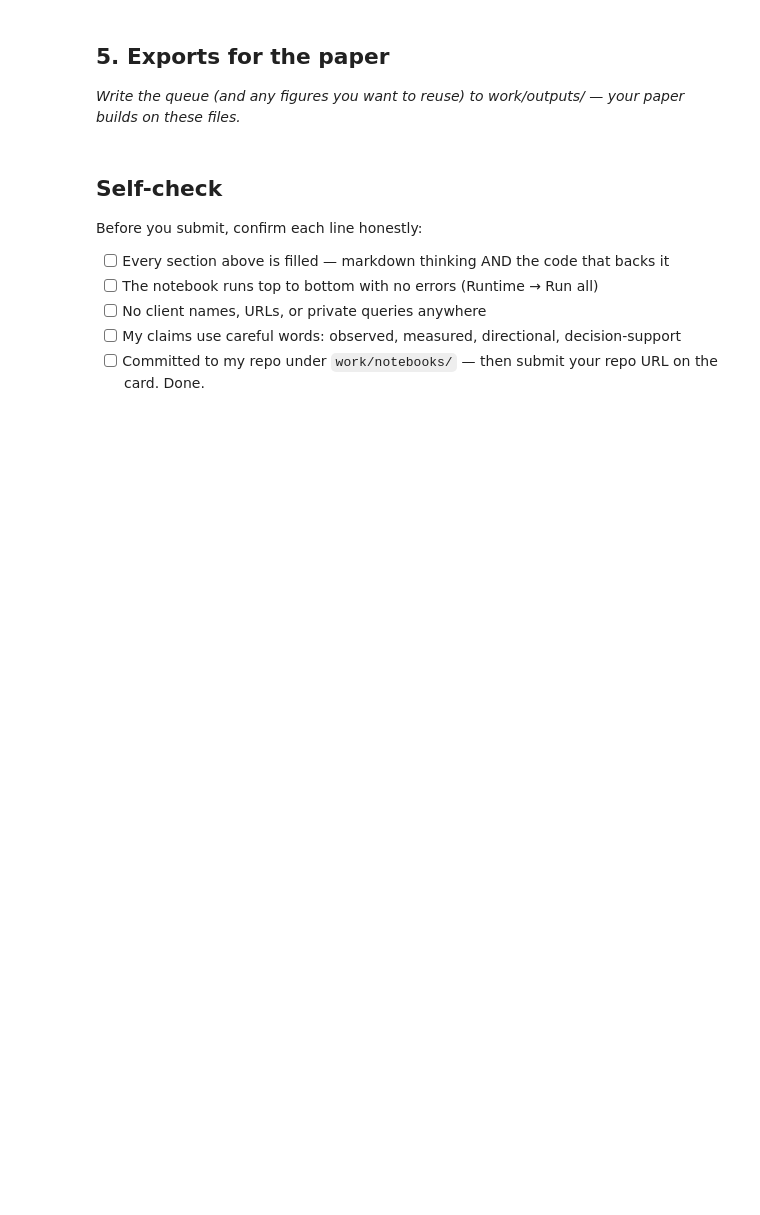
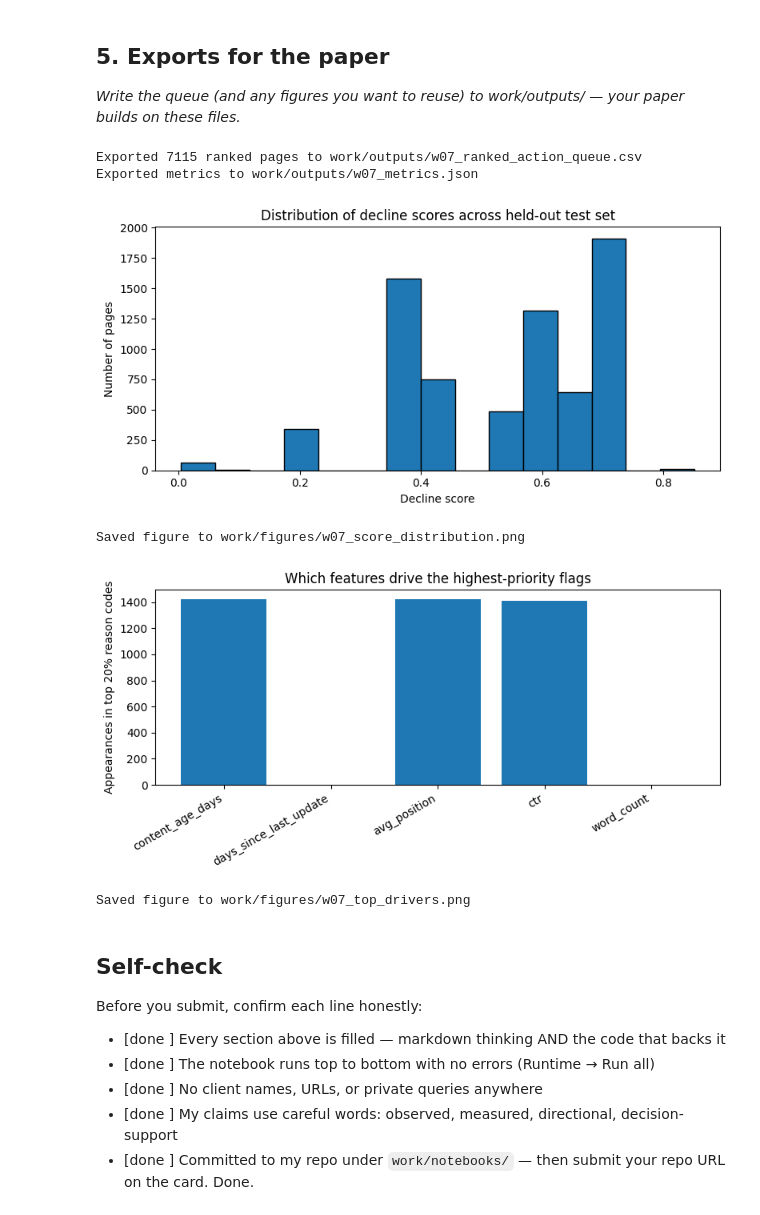
Before and after one commit to Abdullah-Farooq292/flyrank-ml-internship, a Jupyter notebook: work/notebooks/w07_action_playbook.ipynb, the cells around one changed output. Drawn from its saved outputs; the diff is of its cells as text; code cells hidden in the pictures; blank space fills up the shorter version.

```diff
--- a/work/notebooks/w07_action_playbook.ipynb
+++ b/work/notebooks/w07_action_playbook.ipynb
@@ -44,10 +265,77 @@ This skeleton is yours to fill. Work the sections **in order** — each one has
+# %%
+# This cell is for CODE (numbers, a query, a check).
+# Write your text answer in the cell ABOVE this one — typing sentences here breaks Run All.
+import os
+import json
+import matplotlib.pyplot as plt
+
+os.makedirs("work/outputs", exist_ok=True)
+os.makedirs("work/figures", exist_ok=True)
+
+# 1. Export the ranked queue (stays out of git by design — regenerated each run)
+queue_export_cols = ["rank", "content_id", "decline_score", "reason_code"]
+queue[queue_export_cols].to_csv("work/outputs/w07_ranked_action_queue.csv", index=False)
+print(f"Exported {len(queue)} ranked pages to work/outputs/w07_ranked_action_queue.csv")
+
+# 2. Export metrics JSON — the receipts the paper's numbers trace back to
+metrics = {
+    "model": "DecisionTreeClassifier(max_depth=4, class_weight='balanced')",
+    "features": features,
+    "split": "GroupShuffleSplit by client_id, test_size=0.25, random_state=42",
+    "week6_validated_precision": {
+        "random_split_precision_at_20": 0.750,
+        "random_split_precision_at_50": 0.800,
+        "grouped_split_precision_at_20": 0.650,
+        "grouped_split_precision_at_50": 0.600
+    },
+    "week7_queue_summary": {
+        "total_pages_scored": int(len(queue)),
+        "unique_score_values": int(queue["decline_score"].nunique()),
+        "top_decline_score": float(queue["decline_score"].max())
+    },
+    "leakage_audit_note": "impressions_90d excluded — near-zero correlation (-0.018) with label, removing it did not hurt performance"
+}
+with open("work/outputs/w07_metrics.json", "w") as f:
+    json.dump(metrics, f, indent=2)
+print("Exported metrics to work/outputs/w07_metrics.json")
+
+# 3. Figure: distribution of decline scores across the queue
+plt.figure(figsize=(8, 4))
+plt.hist(queue["decline_score"], bins=15, edgecolor="black")
+plt.xlabel("Decline score")
+plt.ylabel("Number of pages")
+plt.title("Distribution of decline scores across held-out test set")
+plt.tight_layout()
+plt.savefig("work/figures/w07_score_distribution.png", dpi=150)
+plt.show()
+print("Saved figure to work/figures/w07_score_distribution.png")
+
+# 4. Figure: top reason-code drivers (which features appear most in top 20% of queue)
+top20 = queue.head(int(len(queue) * 0.2))
+feature_mentions = {f: top20["reason_code"].str.contains(f).sum() for f in features}
+plt.figure(figsize=(8, 4))
+plt.bar(feature_mentions.keys(), feature_mentions.values())
+plt.xticks(rotation=30, ha="right")
+plt.ylabel("Appearances in top 20% reason codes")
+plt.title("Which features drive the highest-priority flags")
+plt.tight_layout()
+plt.savefig("work/figures/w07_top_drivers.png", dpi=150)
+plt.show()
+print("Saved figure to work/figures/w07_top_drivers.png")
+# %% [output]
+Exported 7115 ranked pages to work/outputs/w07_ranked_action_queue.csv
+Exported metrics to work/outputs/w07_metrics.json
+[figure, added]
+Saved figure to work/figures/w07_score_distribution.png
+[figure, added]
+Saved figure to work/figures/w07_top_drivers.png
 # %% [markdown]
 ## Self-check
 
 Before you submit, confirm each line honestly:
 
-- [ ] Every section above is filled — markdown thinking AND the code that backs it
-- [ ] The notebook runs top to bottom with no errors (Runtime → Run all)
-- [ ] No client names, URLs, or private queries anywhere
-- [ ] My claims use careful words: observed, measured, directional, decision-support
-- [ ] Committed to my repo under `work/notebooks/` — then submit your repo URL on the card. Done.
+- [done ] Every section above is filled — markdown thinking AND the code that backs it
+- [done ] The notebook runs top to bottom with no errors (Runtime → Run all)
+- [done ] No client names, URLs, or private queries anywhere
+- [done ] My claims use careful words: observed, measured, directional, decision-support
+- [done ] Committed to my repo under `work/notebooks/` — then submit your repo URL on the card. Done.
```
Also changed, not shown: parts of 13 cells of this notebook.
